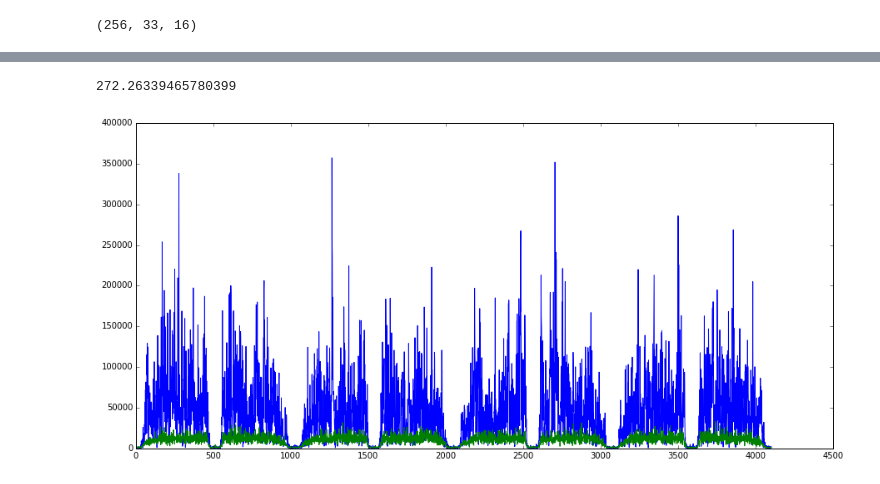
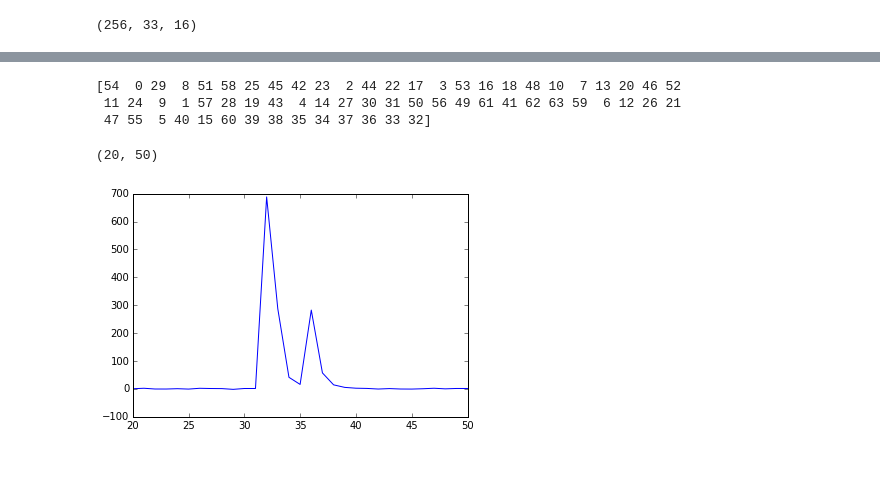
Before and after one commit to xiaozhengxu/scint_analysis, a Jupyter notebook: EVN_crab/Loading Robert's GPs.ipynb, the cells around one changed output, grey strips where cells are left out. Drawn from its saved outputs; the diff is of its cells as text; code cells hidden in the pictures.

```diff
--- a/EVN_crab/Loading Robert's GPs.ipynb
+++ b/EVN_crab/Loading Robert's GPs.ipynb
@@ -86,27 +96,37 @@ output.shape
 # %%
 def get_SN(outputsumfreq):
     noise_std = np.std(outputsumfreq[:5])
     noise_mean = np.mean(outputsumfreq[:5])
     sigs_noise = (outputsumfreq-noise_mean)/noise_std
     return sigs_noise
 
 outputsumfreq = output.sum(0) #dedispersed
 #computes signal to noise after summing all the frequencies
 sigs_noise = get_SN(outputsumfreq)
 S_N = max(sigs_noise)
 
-peak_time = np.argmax(sigs_noise)
+sn_sorted = np.argsort(sigs_noise)
+print sn_sorted
+peak_time1 = np.argmax(sigs_noise)
+# peak_time2 = np.argmax()
+# print peak_time
 
-output_pulse = output[:,peak_time]
+background_freq = (output[:,sn_sorted[15]]+output[:,sn_sorted[16]])/2
 
-background_freq = output[:,peak_time-5:peak_time-1].mean(1)
+output_pulse1 = output[:,32:34].mean(1)-background_freq
+output_pulse2 = output[:,28:30].mean(1)-background_freq
 
-freq_spec = output_pulse
+background_std = []
+for j in range(8):
+    background_std.append(background_freq[j*(nchan+1)+40./512*nchan:j*(nchan+1)+465./512*nchan].std())
+
+
+
+plot(sigs_noise)
+xlim(20,50)
+# %% [output]
+[54  0 29  8 51 58 25 45 42 23  2 44 22 17  3 53 16 18 48 10  7 13 20 46 52
+ 11 24  9  1 57 28 19 43  4 14 27 30 31 50 56 49 61 41 62 63 59  6 12 26 21
+ 47 55  5 40 15 60 39 38 35 34 37 36 33 32]
+(20, 50)
+[figure, added]
-# %%
-figure(figsize=(15,7))
-plot(freq_spec)
-plot(background_freq)
-S_N
-# %% [output]
-272.26339465780399
-[figure, removed]
```
Also changed, not shown: parts of 6 cells of this notebook, 2 other files.
